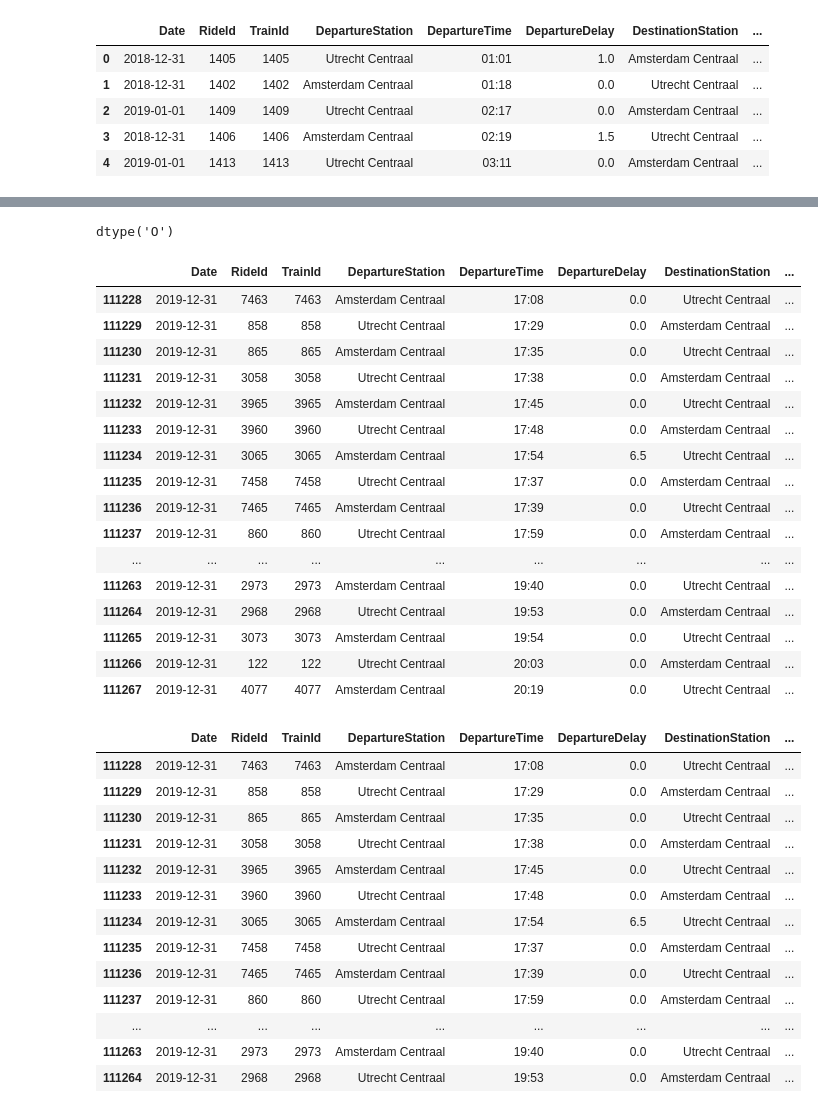
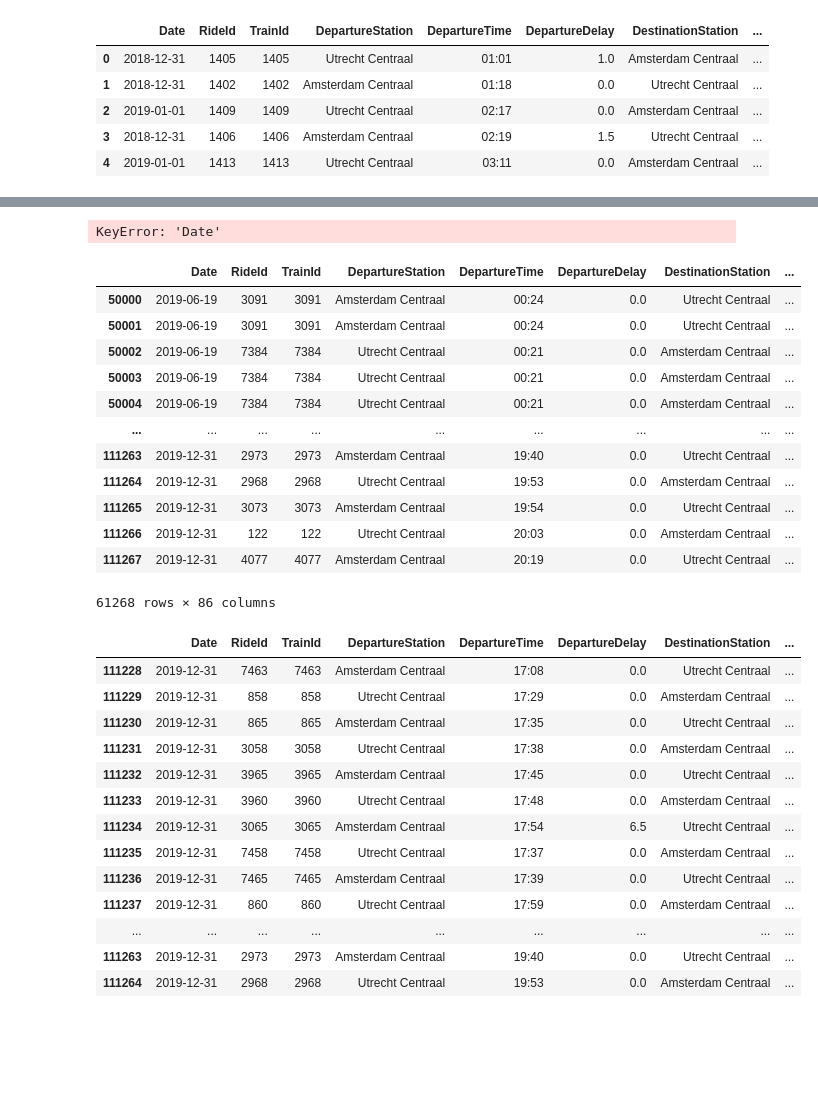
Before and after one commit to BondarencoM/DestinationStation, a Jupyter notebook: provisioning/Data_merge.ipynb, the cells around one changed output, grey strips where cells are left out. Saved outputs shown, nothing was run; the diff lists cells and outputs as text; code cells hidden in the pictures; blank space fills up the shorter version.

Commit message:
added disruptions data to train dataset

```diff
--- a/provisioning/Data_merge.ipynb
+++ b/provisioning/Data_merge.ipynb
@@ -248,3 +248,5 @@ df_disruptions.head()
 | 123 | 25359 | Breukelen-Utrecht-Veenendaal | Amsterdam Centraal - Utrecht Cent... | 136,137 | Breukelen,Maarssen,Utrecht Centra... | BKL, MAS, UT, UTZL | gladde sporen | slippery railway tracks | ... |
 | 144 | 25380 | Breukelen-Utrecht-Veenendaal | Amsterdam Centraal - Utrecht Cent... | 136,137 | Breukelen,Maarssen,Utrecht Centra... | BKL, MAS, UT, UTZL | gladde sporen | slippery railway tracks | ... |
 | 155 | 25391 | Breukelen-Utrecht-Veenendaal | Amsterdam Centraal - Utrecht Cent... | 136,137 | Breukelen,Maarssen,Utrecht Centra... | BKL, MAS, UT, UTZL | gladde sporen | slippery railway tracks | ... |
+# %%
+df['DisruptionKey'] = df['Date']
@@ -269,7 +295,7 @@ df.head()
 | 3 | 2018-12-31 | 1406 | 1406 | Amsterdam Centraal | 02:19 | 1.5 | Utrecht Centraal | ... |
 | 4 | 2019-01-01 | 1413 | 1413 | Utrecht Centraal | 03:11 | 0.0 | Amsterdam Centraal | ... |
 # %%
-df_disruptions['Date'] = df_disruptions['start_time'].dt.strftime('%Y-%m-%d')
+df_disruptions['DisruptionKey'] = df_disruptions['start_time'].dt.strftime('%Y-%m-%d')
 # %%
 df_disruptions.head()
 # %% [output]
@@ -282,29 +308,25 @@ df_disruptions.head()
 # %%
 df_disruptions['Date'].dtypes
 # %% [output]
-dtype('O')
+KeyError: 'Date'
 # %%
-df_temp = pd.merge(df, df_disruptions, on='Date', how='left')
+df_temp = pd.merge(df, df_disruptions, on='DisruptionKey', how='left')
-# %%
-df_temp.tail(40)
-# %% [output]
-|  | Date | RideId | TrainId | DepartureStation | DepartureTime | DepartureDelay | DestinationStation | ... |
-| 111228 | 2019-12-31 | 7463 | 7463 | Amsterdam Centraal | 17:08 | 0.0 | Utrecht Centraal | ... |
-| 111229 | 2019-12-31 | 858 | 858 | Utrecht Centraal | 17:29 | 0.0 | Amsterdam Centraal | ... |
-| 111230 | 2019-12-31 | 865 | 865 | Amsterdam Centraal | 17:35 | 0.0 | Utrecht Centraal | ... |
-| 111231 | 2019-12-31 | 3058 | 3058 | Utrecht Centraal | 17:38 | 0.0 | Amsterdam Centraal | ... |
-| 111232 | 2019-12-31 | 3965 | 3965 | Amsterdam Centraal | 17:45 | 0.0 | Utrecht Centraal | ... |
-| 111233 | 2019-12-31 | 3960 | 3960 | Utrecht Centraal | 17:48 | 0.0 | Amsterdam Centraal | ... |
-| 111234 | 2019-12-31 | 3065 | 3065 | Amsterdam Centraal | 17:54 | 6.5 | Utrecht Centraal | ... |
-| 111235 | 2019-12-31 | 7458 | 7458 | Utrecht Centraal | 17:37 | 0.0 | Amsterdam Centraal | ... |
-| 111236 | 2019-12-31 | 7465 | 7465 | Amsterdam Centraal | 17:39 | 0.0 | Utrecht Centraal | ... |
-| 111237 | 2019-12-31 | 860 | 860 | Utrecht Centraal | 17:59 | 0.0 | Amsterdam Centraal | ... |
-| ... | ... | ... | ... | ... | ... | ... | ... | ... |
-| 111263 | 2019-12-31 | 2973 | 2973 | Amsterdam Centraal | 19:40 | 0.0 | Utrecht Centraal | ... |
-| 111264 | 2019-12-31 | 2968 | 2968 | Utrecht Centraal | 19:53 | 0.0 | Amsterdam Centraal | ... |
-| 111265 | 2019-12-31 | 3073 | 3073 | Amsterdam Centraal | 19:54 | 0.0 | Utrecht Centraal | ... |
-| 111266 | 2019-12-31 | 122 | 122 | Utrecht Centraal | 20:03 | 0.0 | Amsterdam Centraal | ... |
-| 111267 | 2019-12-31 | 4077 | 4077 | Amsterdam Centraal | 20:19 | 0.0 | Utrecht Centraal | ... |
+# %%
+df_temp[50000:550000]
+# %% [output]
+|  | Date | RideId | TrainId | DepartureStation | DepartureTime | DepartureDelay | DestinationStation | ... |
+| 50000 | 2019-06-19 | 3091 | 3091 | Amsterdam Centraal | 00:24 | 0.0 | Utrecht Centraal | ... |
+| 50001 | 2019-06-19 | 3091 | 3091 | Amsterdam Centraal | 00:24 | 0.0 | Utrecht Centraal | ... |
+| 50002 | 2019-06-19 | 7384 | 7384 | Utrecht Centraal | 00:21 | 0.0 | Amsterdam Centraal | ... |
+| 50003 | 2019-06-19 | 7384 | 7384 | Utrecht Centraal | 00:21 | 0.0 | Amsterdam Centraal | ... |
+| 50004 | 2019-06-19 | 7384 | 7384 | Utrecht Centraal | 00:21 | 0.0 | Amsterdam Centraal | ... |
+| ... | ... | ... | ... | ... | ... | ... | ... | ... |
+| 111263 | 2019-12-31 | 2973 | 2973 | Amsterdam Centraal | 19:40 | 0.0 | Utrecht Centraal | ... |
+| 111264 | 2019-12-31 | 2968 | 2968 | Utrecht Centraal | 19:53 | 0.0 | Amsterdam Centraal | ... |
+| 111265 | 2019-12-31 | 3073 | 3073 | Amsterdam Centraal | 19:54 | 0.0 | Utrecht Centraal | ... |
+| 111266 | 2019-12-31 | 122 | 122 | Utrecht Centraal | 20:03 | 0.0 | Amsterdam Centraal | ... |
+| 111267 | 2019-12-31 | 4077 | 4077 | Amsterdam Centraal | 20:19 | 0.0 | Utrecht Centraal | ... |
+61268 rows × 86 columns
 # %%
 df = df_temp
 # %%
```
Also changed, not shown: parts of 11 cells of this notebook, 1 other file.
